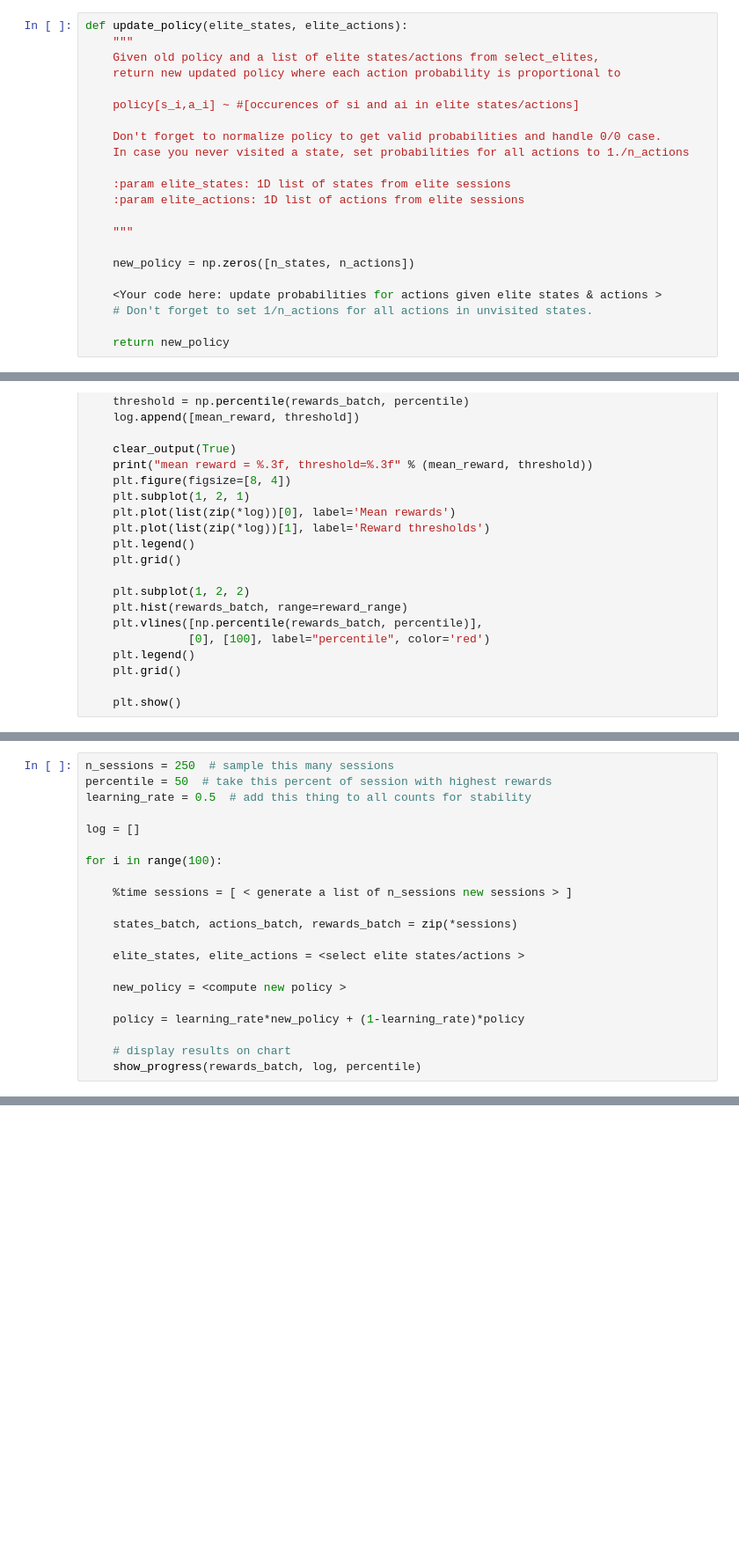
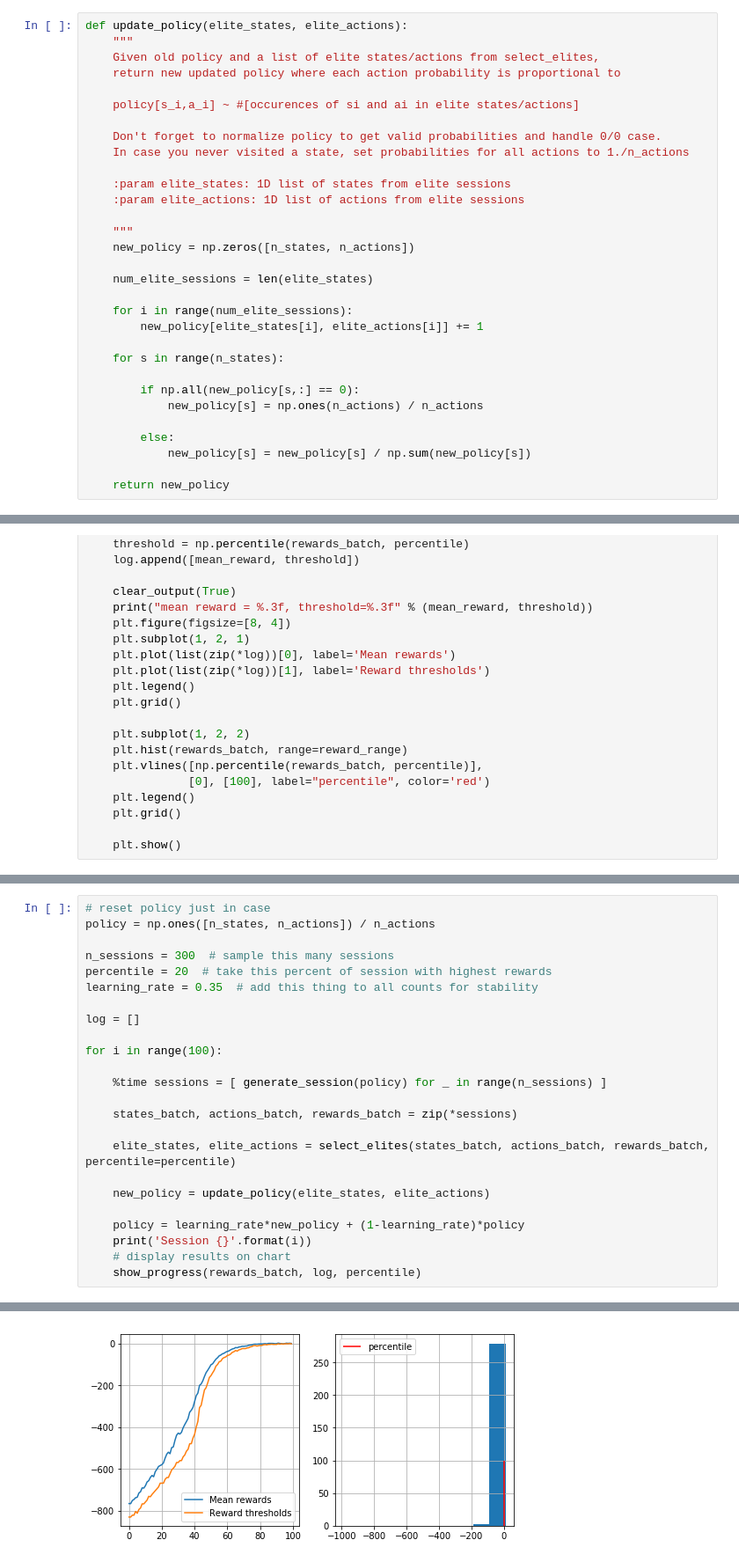
Before and after one commit to fabiansd/Practical_RL, a Jupyter notebook: week01_intro/crossentropy_method.ipynb, the cells around one changed output, grey strips where cells are left out. Shown at 88% size. Cells and saved outputs as stored; diff of their text form; blank space fills up the shorter version.

````diff
--- a/week01_intro/crossentropy_method.ipynb
+++ b/week01_intro/crossentropy_method.ipynb
@@ -199,11 +196,20 @@ def update_policy(elite_states, elite_actions):
     :param elite_actions: 1D list of actions from elite sessions
 
     """
-
     new_policy = np.zeros([n_states, n_actions])
 
-    <Your code here: update probabilities for actions given elite states & actions >
-    # Don't forget to set 1/n_actions for all actions in unvisited states.
+    num_elite_sessions = len(elite_states)
+
+    for i in range(num_elite_sessions):
+        new_policy[elite_states[i], elite_actions[i]] += 1
+
+    for s in range(n_states):
+
+        if np.all(new_policy[s,:] == 0):
+            new_policy[s] = np.ones(n_actions) / n_actions
+
+        else:
+            new_policy[s] = new_policy[s] / np.sum(new_policy[s])
 
     return new_policy
 # %%
@@ -264,21 +269,25 @@ policy = np.ones([n_states, n_actions]) / n_actions
 # %%
-n_sessions = 250  # sample this many sessions
-percentile = 50  # take this percent of session with highest rewards
-learning_rate = 0.5  # add this thing to all counts for stability
+# reset policy just in case
+policy = np.ones([n_states, n_actions]) / n_actions
+
+n_sessions = 300  # sample this many sessions
+percentile = 20  # take this percent of session with highest rewards
+learning_rate = 0.35  # add this thing to all counts for stability
 
 log = []
 
 for i in range(100):
 
-    %time sessions = [ < generate a list of n_sessions new sessions > ]
+    %time sessions = [ generate_session(policy) for _ in range(n_sessions) ]
 
     states_batch, actions_batch, rewards_batch = zip(*sessions)
 
-    elite_states, elite_actions = <select elite states/actions >
+    elite_states, elite_actions = select_elites(states_batch, actions_batch, rewards_batch, percentile=percentile)
 
-    new_policy = <compute new policy >
+    new_policy = update_policy(elite_states, elite_actions)
 
     policy = learning_rate*new_policy + (1-learning_rate)*policy
-
+    print('Session {}'.format(i))
     # display results on chart
     show_progress(rewards_batch, log, percentile)
+# %% [output]
@@ -285,3 +295,4 @@ for i in range(100):
+[figure, added]
 # %% [markdown]
 ```
 
````
Also changed, not shown: parts of 7 cells of this notebook, 11 other files.
